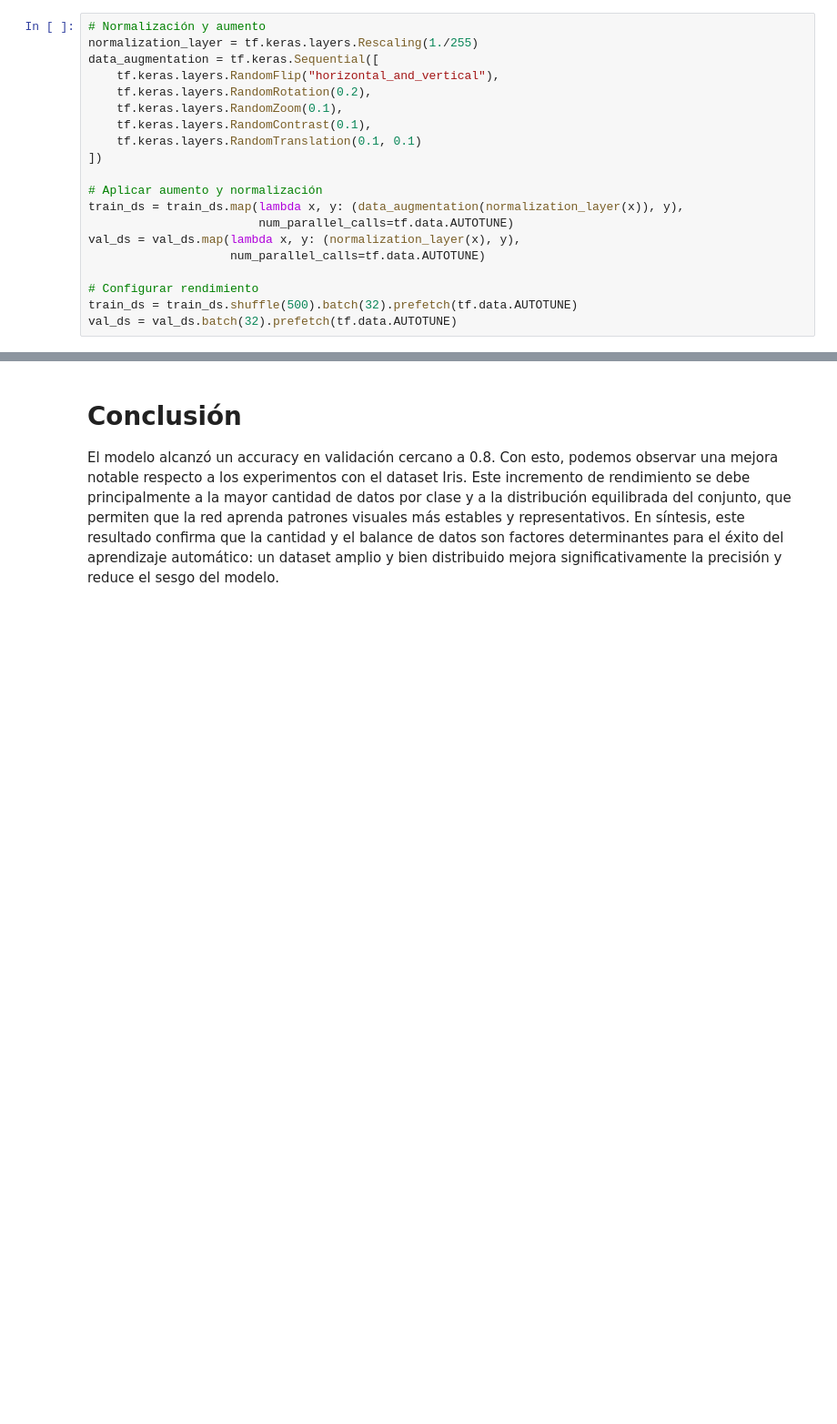
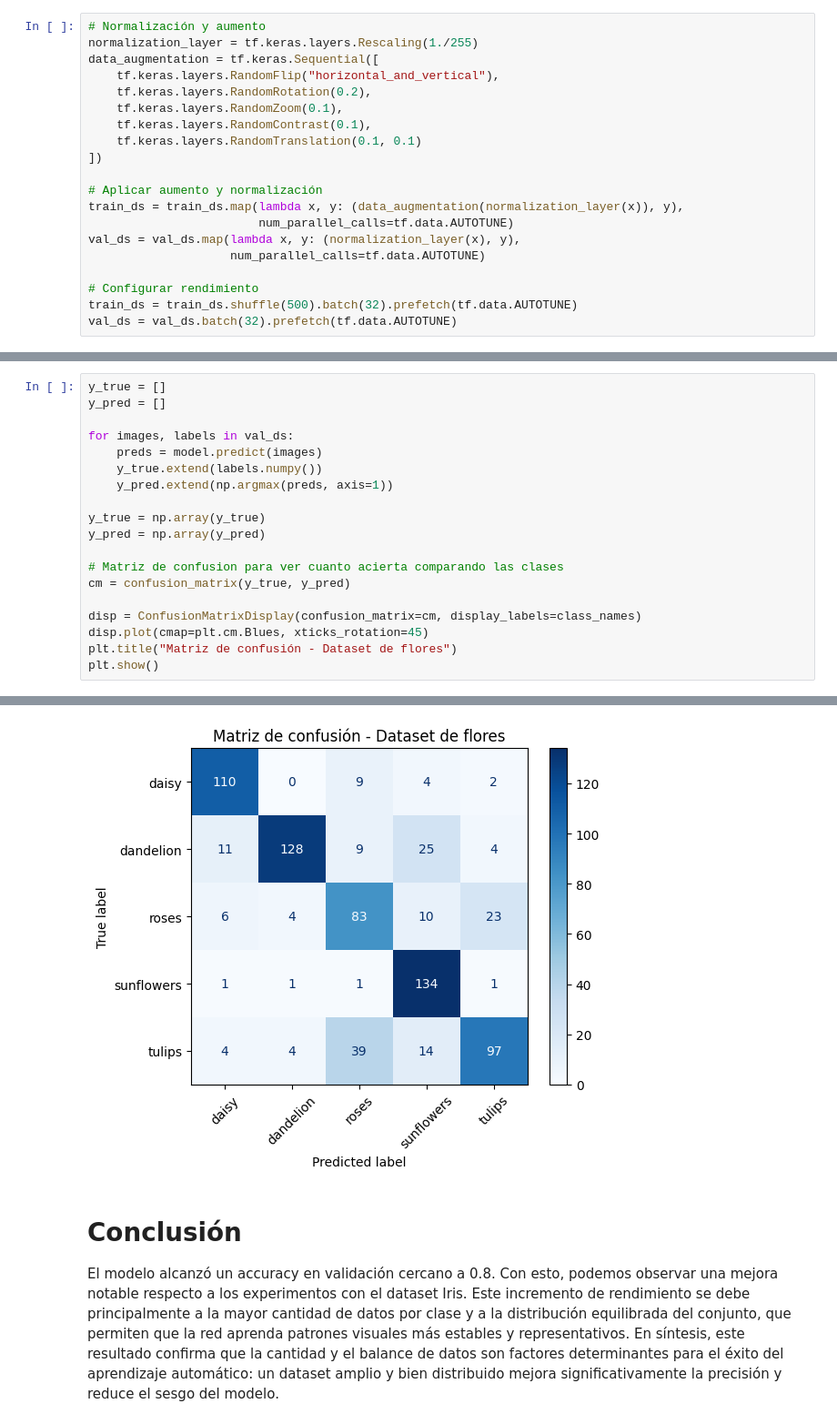
Before and after one commit to erichvollenweider/Practicos-IA, a Jupyter notebook: Prac6-ej3v3.ipynb, the cells around one changed output, grey strips where cells are left out. Shown at 91% size. Cells and saved outputs as stored; diff of their text form; blank space fills up the shorter version.

Commit message:
version 3 dataset 5 clases

```diff
--- a/Prac6-ej3v3.ipynb
+++ b/Prac6-ej3v3.ipynb
@@ -169,0 +170,20 @@ Precisión (accuracy): 0.7583
+# %%
+y_true = []
+y_pred = []
+
+for images, labels in val_ds:
+    preds = model.predict(images)
+    y_true.extend(labels.numpy())
+    y_pred.extend(np.argmax(preds, axis=1))
+
+y_true = np.array(y_true)
+y_pred = np.array(y_pred)
+
+# Matriz de confusion para ver cuanto acierta comparando las clases
+cm = confusion_matrix(y_true, y_pred)
+
+disp = ConfusionMatrixDisplay(confusion_matrix=cm, display_labels=class_names)
+disp.plot(cmap=plt.cm.Blues, xticks_rotation=45)
+plt.title("Matriz de confusión - Dataset de flores")
+plt.show()
+# %% [output]
@@ -170,3 +208,4 @@ Precisión (accuracy): 0.7583
+[figure, added]
 # %% [markdown]
 # Conclusión
 
```
Also changed, not shown: parts of 8 cells of this notebook.
